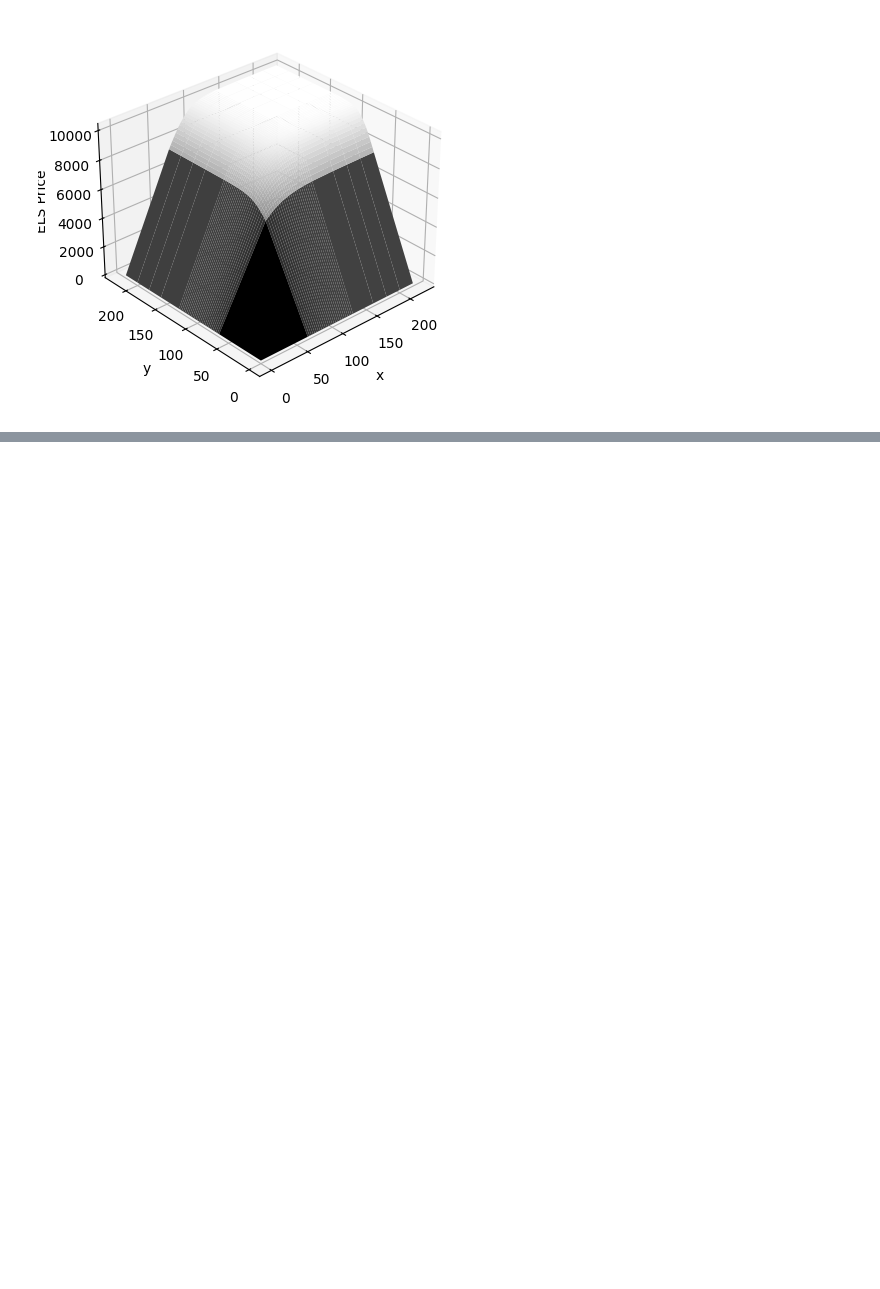
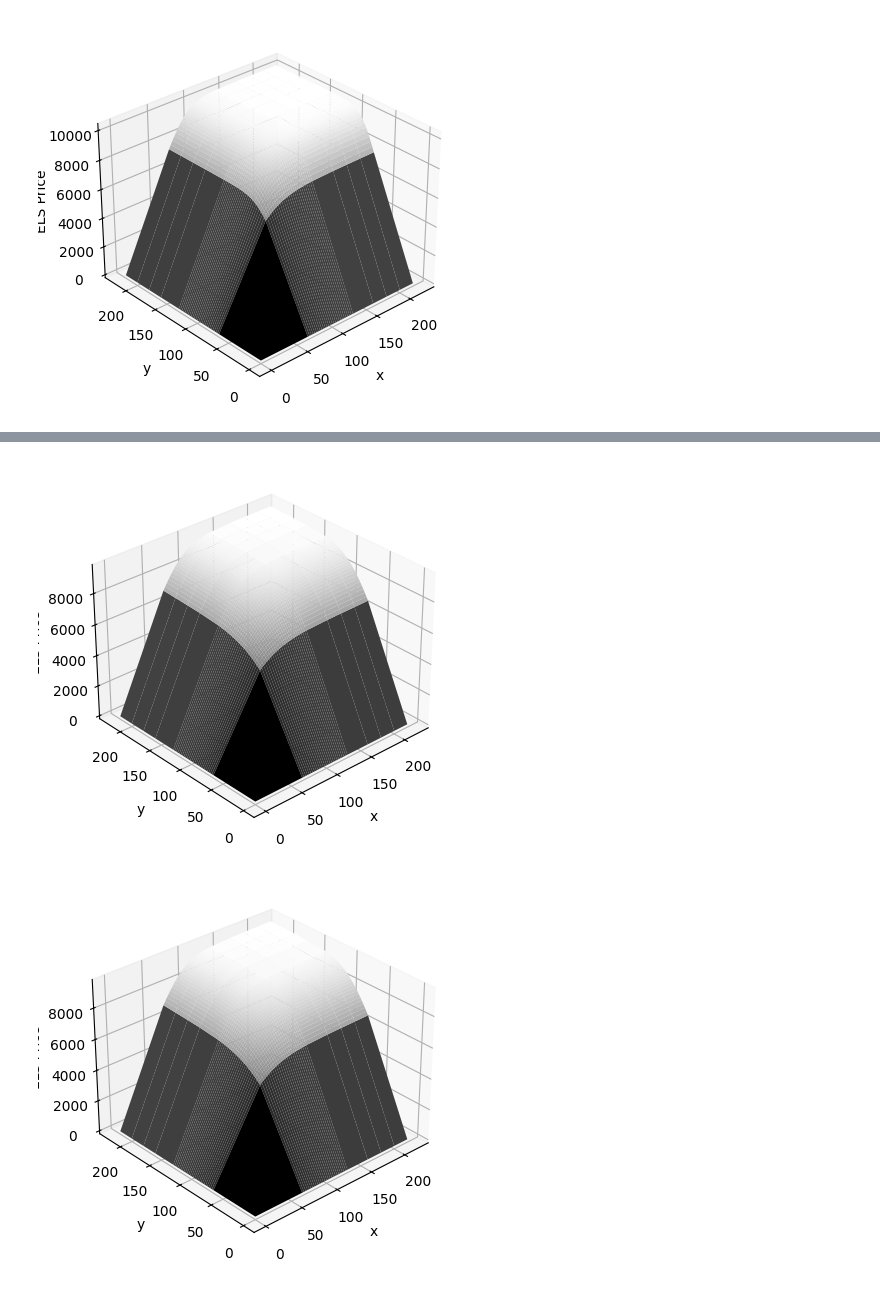
Before and after one commit to seunghee-lee/option, a Jupyter notebook: ELS_Finite_Difference_Method.ipynb, the cells around one changed output, grey strips where cells are left out. Saved outputs shown, nothing was run; the diff lists cells and outputs as text; code cells hidden in the pictures; blank space fills up the shorter version.

```diff
--- a/ELS_Finite_Difference_Method.ipynb
+++ b/ELS_Finite_Difference_Method.ipynb
@@ -1010,0 +1283,16 @@ plt.show()
+# %%
+import numpy as np
+import matplotlib.pyplot as plt
+from mpl_toolkits.mplot3d import Axes3D
+
+facevalue=10000;
+x_volatility=0.3005; y_volatility=0.2733; z_volatility=0.3154 # 각각의 변동성
+rho_xy=0.1952; rho_yz=0.4479; rho_zx=0.101; # 상관계수
+r=0.012;  # 무위험 이자율
+T=3; # 만기
+x0=100; y0=100; z0=100;  # 최초 기준가격
+# 조기상환시 쿠폰 이자율
+coupon_rate=np.array([0.162, 0.1135, 0.108, 0.081, 0.054, 0.027])
+# 조기행사가
+strike_price=np.array([0.65, 0.82, 0.85, 0.90, 0.92, 0.95])
+dummy=0.162; kib=0.65; # 더미 이자율, 낙인 배리어
@@ -1010,0 +1525,26 @@ plt.show()
+# %%
+from matplotlib.figure import projections
+X, Y = np.meshgrid(x,y)
+kk=np.argwhere(z==100)
+
+fig1=plt.figure()
+ax=fig1.add_subplot(projection='3d')
+ax.plot_surface(X,Y,u[:,:,int(kk)],cmap=plt.cm.gray)
+ax.view_init(elev=30,azim=-132)
+ax.set_xlabel('x', fontsize=10)
+ax.set_ylabel('y', fontsize=10)
+ax.zaxis.set_rotate_label(False)
+ax.set_zlabel('ELS Price',rotation=90,fontsize=10)
+
+fig2=plt.figure()
+bx=fig2.add_subplot(projection='3d')
+bx.plot_surface(X,Y,ku[:,:,int(kk)],cmap=plt.cm.gray)
+bx.view_init(elev=30,azim=-132)
+bx.set_xlabel('x', fontsize=10)
+bx.set_ylabel('y', fontsize=10)
+bx.zaxis.set_rotate_label(False)
+bx.set_zlabel('ELS Price',rotation=90,fontsize=10)
+plt.show()
+# %% [output]
+[figure, added]
+[figure, added]
```
Also changed, not shown: parts of 6 cells of this notebook.
